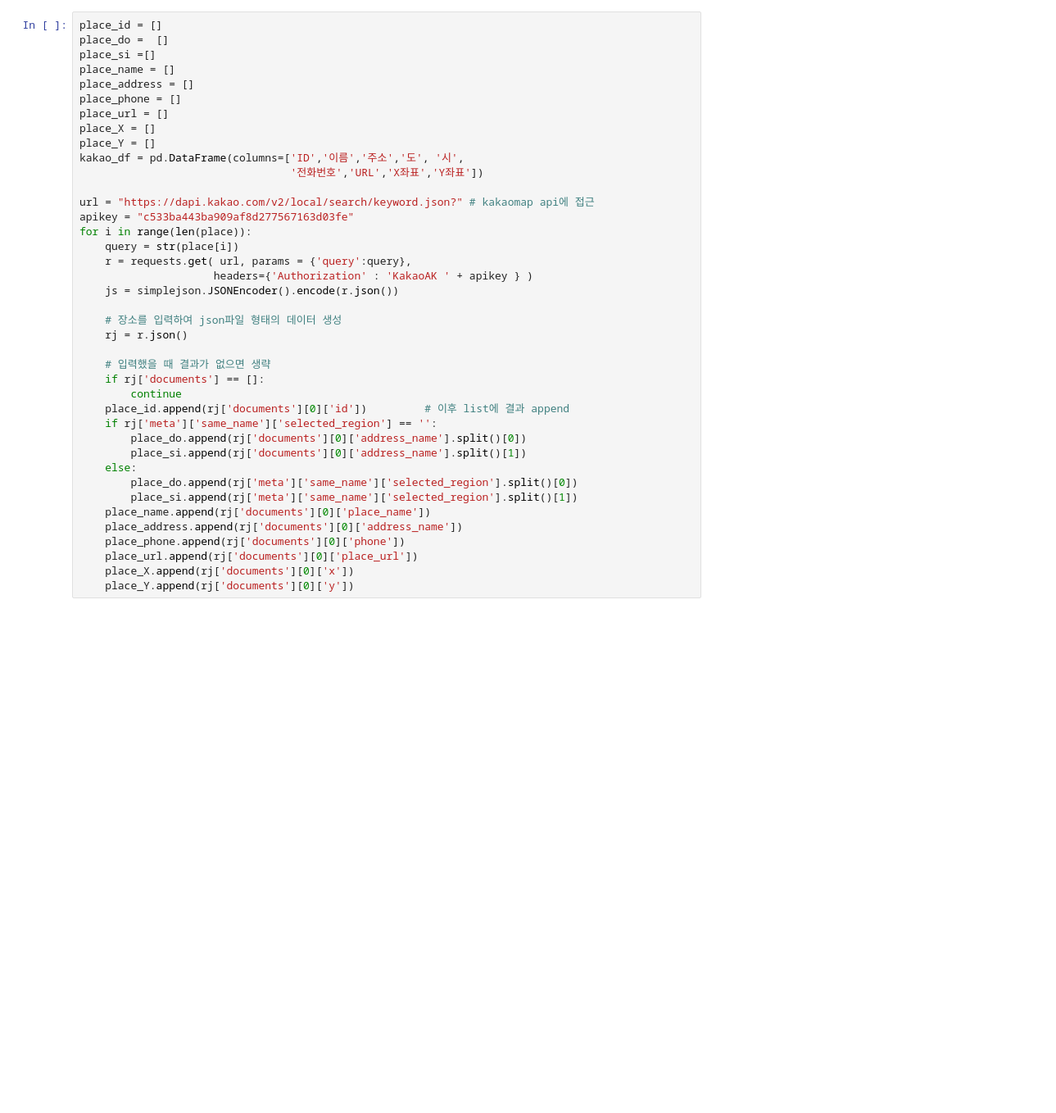
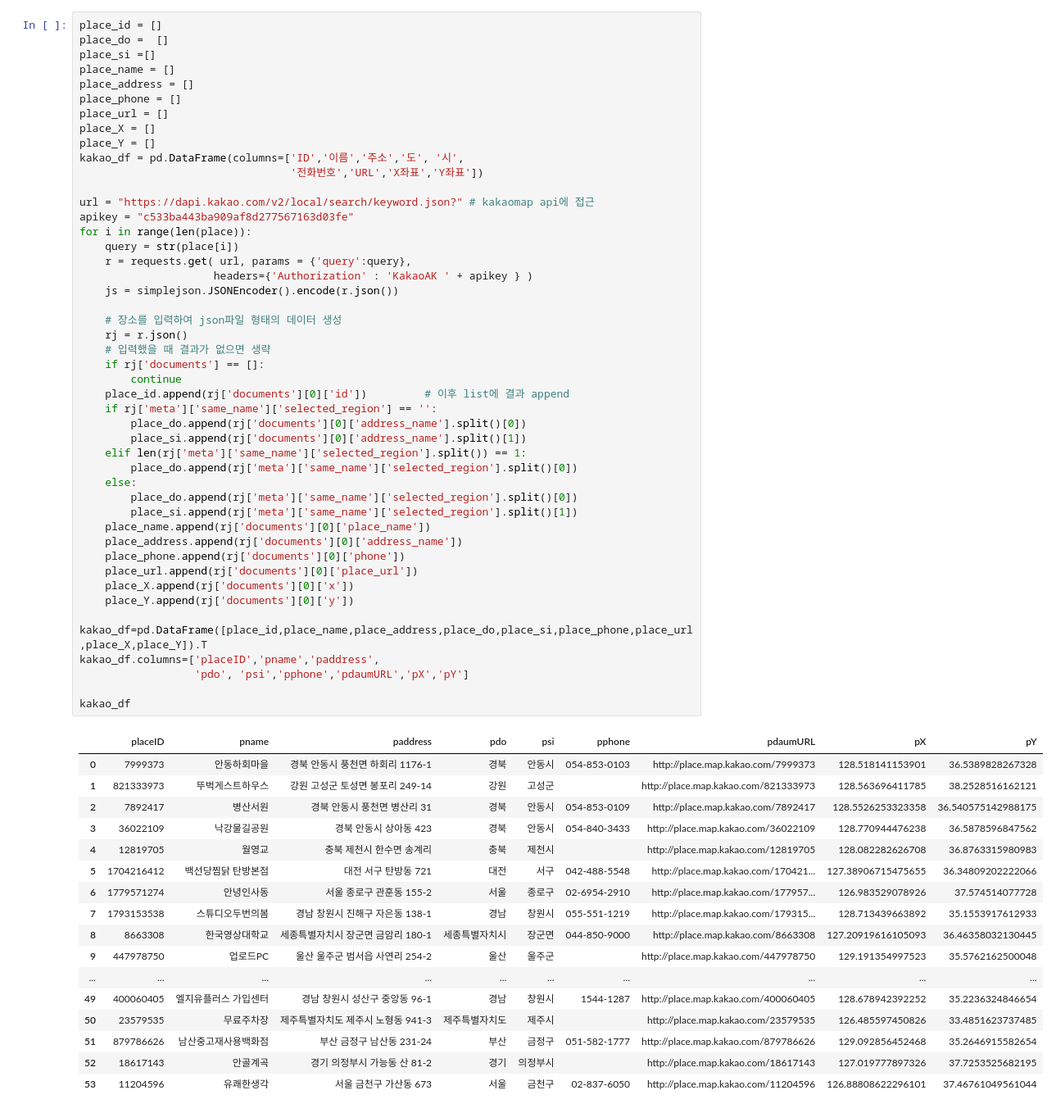
Before and after one commit to oduodg/Nexpot, a Jupyter notebook: place_extract_kakaomap_api.ipynb, the cells around one changed output. Shown at 82% size. Saved outputs shown, nothing was run; the diff lists cells and outputs as text; blank space fills up the shorter version.

```diff
--- a/place_extract_kakaomap_api.ipynb
+++ b/place_extract_kakaomap_api.ipynb
@@ -64,31 +187,56 @@ place_X = []
 place_Y = []
 kakao_df = pd.DataFrame(columns=['ID','이름','주소','도', '시',
                                  '전화번호','URL','X좌표','Y좌표'])
 
 url = "https://dapi.kakao.com/v2/local/search/keyword.json?" # kakaomap api에 접근
 apikey = "c533ba443ba909af8d277567163d03fe"
 for i in range(len(place)):
     query = str(place[i])
     r = requests.get( url, params = {'query':query},
                      headers={'Authorization' : 'KakaoAK ' + apikey } )
     js = simplejson.JSONEncoder().encode(r.json())
 
     # 장소를 입력하여 json파일 형태의 데이터 생성
     rj = r.json()
-
     # 입력했을 때 결과가 없으면 생략
     if rj['documents'] == []:
         continue
     place_id.append(rj['documents'][0]['id'])         # 이후 list에 결과 append
     if rj['meta']['same_name']['selected_region'] == '':
         place_do.append(rj['documents'][0]['address_name'].split()[0])
         place_si.append(rj['documents'][0]['address_name'].split()[1])
+    elif len(rj['meta']['same_name']['selected_region'].split()) == 1:
+        place_do.append(rj['meta']['same_name']['selected_region'].split()[0])
     else:
         place_do.append(rj['meta']['same_name']['selected_region'].split()[0])
         place_si.append(rj['meta']['same_name']['selected_region'].split()[1])
     place_name.append(rj['documents'][0]['place_name'])
     place_address.append(rj['documents'][0]['address_name'])
     place_phone.append(rj['documents'][0]['phone'])
     place_url.append(rj['documents'][0]['place_url'])
     place_X.append(rj['documents'][0]['x'])
     place_Y.append(rj['documents'][0]['y'])
+
+kakao_df=pd.DataFrame([place_id,place_name,place_address,place_do,place_si,place_phone,place_url,place_X,place_Y]).T
+kakao_df.columns=['placeID','pname','paddress',
+                  'pdo', 'psi','pphone','pdaumURL','pX','pY']
+
+kakao_df
+# %% [output]
+|  | placeID | pname | paddress | pdo | psi | pphone | pdaumURL | pX | pY |
+| 0 | 7999373 | 안동하회마을 | 경북 안동시 풍천면 하회리 1176-1 | 경북 | 안동시 | 054-853-0103 | http://place.map.kakao.com/7999373 | 128.518141153901 | 36.5389828267328 |
+| 1 | 821333973 | 뚜벅게스트하우스 | 강원 고성군 토성면 봉포리 249-14 | 강원 | 고성군 |  | http://place.map.kakao.com/821333973 | 128.563696411785 | 38.2528516162121 |
+| 2 | 7892417 | 병산서원 | 경북 안동시 풍천면 병산리 31 | 경북 | 안동시 | 054-853-0109 | http://place.map.kakao.com/7892417 | 128.5526253323358 | 36.540575142988175 |
+| 3 | 36022109 | 낙강물길공원 | 경북 안동시 상아동 423 | 경북 | 안동시 | 054-840-3433 | http://place.map.kakao.com/36022109 | 128.770944476238 | 36.5878596847562 |
+| 4 | 12819705 | 월영교 | 충북 제천시 한수면 송계리 | 충북 | 제천시 |  | http://place.map.kakao.com/12819705 | 128.082282626708 | 36.8763315980983 |
+| 5 | 1704216412 | 백선당찜닭 탄방본점 | 대전 서구 탄방동 721 | 대전 | 서구 | 042-488-5548 | http://place.map.kakao.com/170421... | 127.38906715475655 | 36.34809202222066 |
+| 6 | 1779571274 | 안녕인사동 | 서울 종로구 관훈동 155-2 | 서울 | 종로구 | 02-6954-2910 | http://place.map.kakao.com/177957... | 126.983529078926 | 37.574514077728 |
+| 7 | 1793153538 | 스튜디오두번의봄 | 경남 창원시 진해구 자은동 138-1 | 경남 | 창원시 | 055-551-1219 | http://place.map.kakao.com/179315... | 128.713439663892 | 35.1553917612933 |
+| 8 | 8663308 | 한국영상대학교 | 세종특별자치시 장군면 금암리 180-1 | 세종특별자치시 | 장군면 | 044-850-9000 | http://place.map.kakao.com/8663308 | 127.20919616105093 | 36.46358032130445 |
+| 9 | 447978750 | 업로드PC | 울산 울주군 범서읍 사연리 254-2 | 울산 | 울주군 |  | http://place.map.kakao.com/447978750 | 129.191354997523 | 35.5762162500048 |
+| ... | ... | ... | ... | ... | ... | ... | ... | ... | ... |
+| 49 | 400060405 | 엘지유플러스 가입센터 | 경남 창원시 성산구 중앙동 96-1 | 경남 | 창원시 | 1544-1287 | http://place.map.kakao.com/400060405 | 128.678942392252 | 35.2236324846654 |
+| 50 | 23579535 | 무료주차장 | 제주특별자치도 제주시 노형동 941-3 | 제주특별자치도 | 제주시 |  | http://place.map.kakao.com/23579535 | 126.485597450826 | 33.4851623737485 |
+| 51 | 879786626 | 남산중고재사용백화점 | 부산 금정구 남산동 231-24 | 부산 | 금정구 | 051-582-1777 | http://place.map.kakao.com/879786626 | 129.092856452468 | 35.2646915582654 |
+| 52 | 18617143 | 안골계곡 | 경기 의정부시 가능동 산 81-2 | 경기 | 의정부시 |  | http://place.map.kakao.com/18617143 | 127.019777897326 | 37.7253525682195 |
+| 53 | 11204596 | 유쾌한생각 | 서울 금천구 가산동 673 | 서울 | 금천구 | 02-837-6050 | http://place.map.kakao.com/11204596 | 126.88808622296101 | 37.46761049561044 |
```
Also changed, not shown: parts of 11 cells of this notebook, 4 other files.
